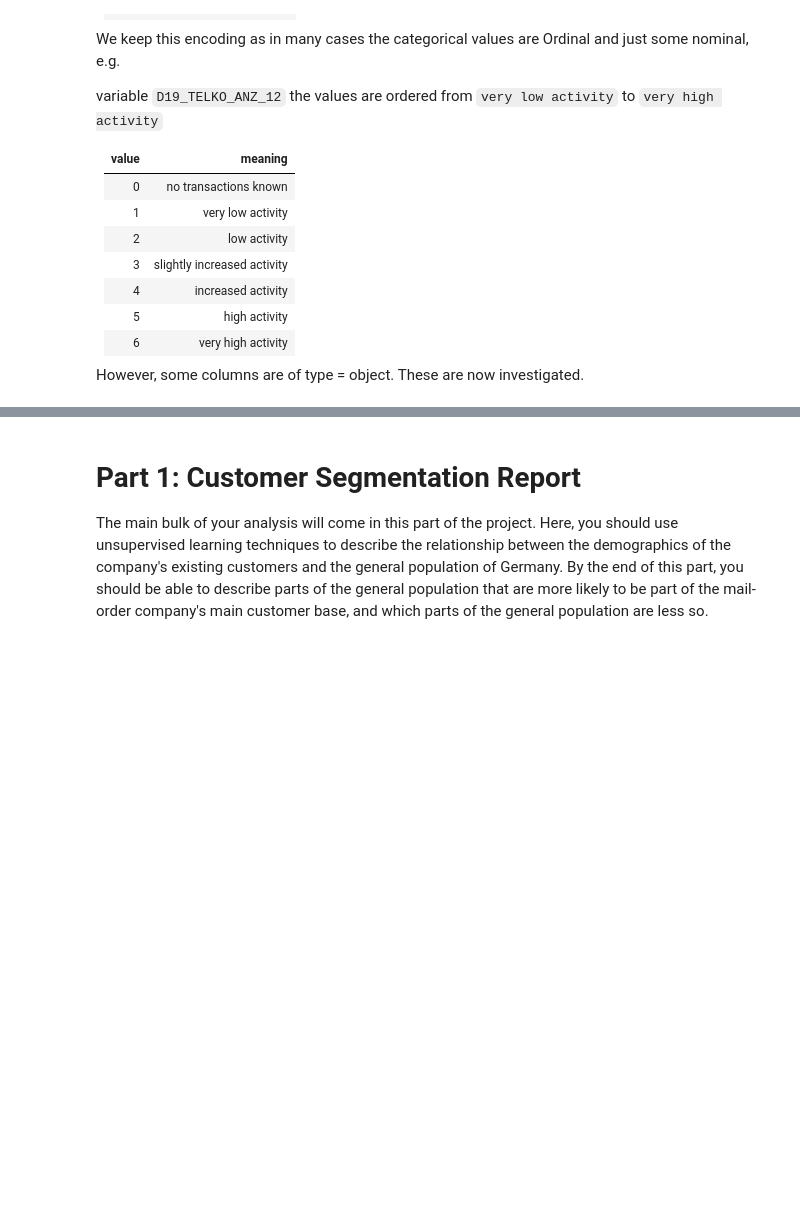
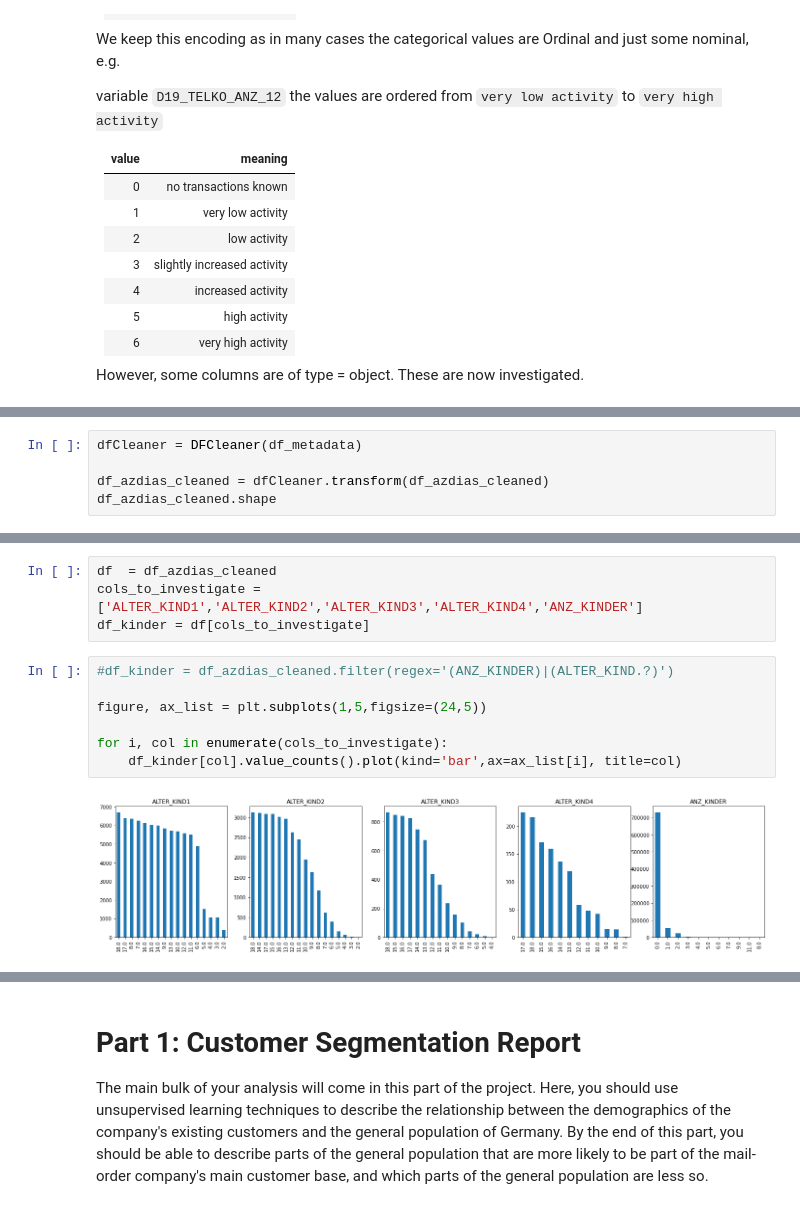
Before and after one commit to step-bauer/dsnd_capstone_arvato, a Jupyter notebook: Arvato Project Workbook.ipynb, the cells around one changed output, grey strips where cells are left out. Saved outputs shown, nothing was run; the diff lists cells and outputs as text; blank space fills up the shorter version.

```diff
--- a/Arvato Project Workbook.ipynb
+++ b/Arvato Project Workbook.ipynb
@@ -613,0 +801,5 @@ df_azdias_cleaned[['CAMEO_DEUG_2015']].value_counts()
+# %%
+dfCleaner = DFCleaner(df_metadata)
+
+df_azdias_cleaned = dfCleaner.transform(df_azdias_cleaned)
+df_azdias_cleaned.shape
@@ -613,0 +825,13 @@ df_azdias_cleaned[['CAMEO_DEUG_2015']].value_counts()
+# %%
+df  = df_azdias_cleaned
+cols_to_investigate = ['ALTER_KIND1','ALTER_KIND2','ALTER_KIND3','ALTER_KIND4','ANZ_KINDER']
+df_kinder = df[cols_to_investigate]
+# %%
+#df_kinder = df_azdias_cleaned.filter(regex='(ANZ_KINDER)|(ALTER_KIND.?)')
+
+figure, ax_list = plt.subplots(1,5,figsize=(24,5))
+
+for i, col in enumerate(cols_to_investigate):
+    df_kinder[col].value_counts().plot(kind='bar',ax=ax_list[i], title=col)
+# %% [output]
+[figure, added]
```
Also changed, not shown: parts of 37 cells of this notebook, 1 other file.
